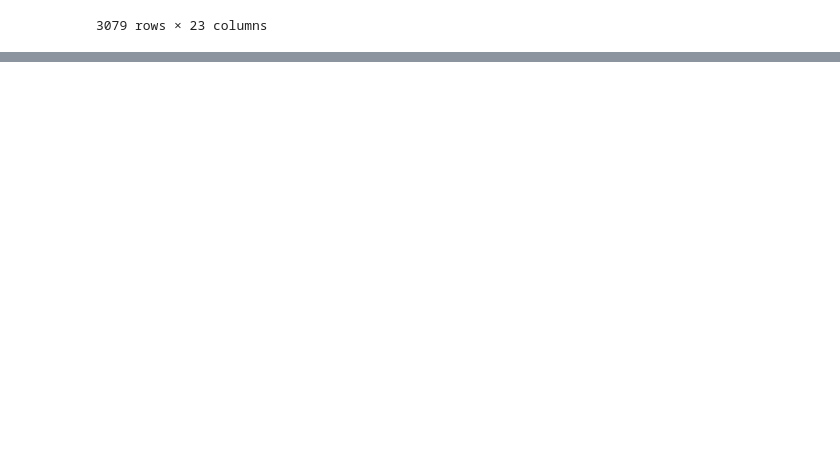
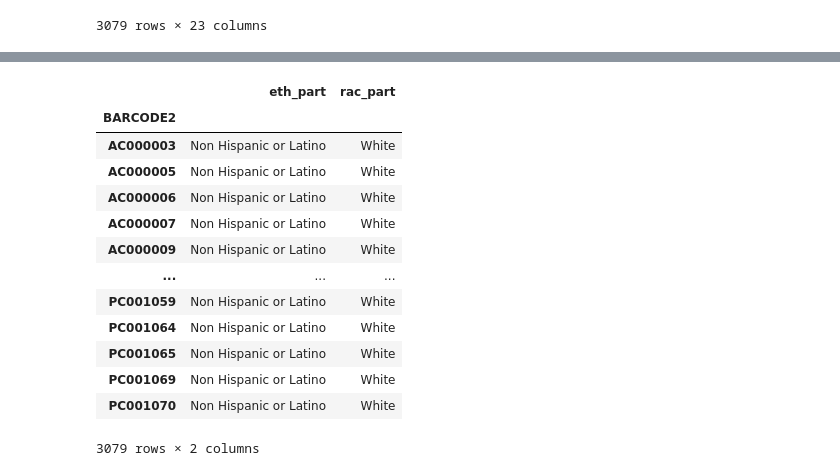
Before and after one commit to MGKane23/accelerate-cure, a Jupyter notebook: eth-profiling.ipynb, the cells around one changed output, grey strips where cells are left out. Drawn from its saved outputs; the diff is of its cells as text; code cells hidden in the pictures; blank space fills up the shorter version.

```diff
--- a/eth-profiling.ipynb
+++ b/eth-profiling.ipynb
@@ -21,0 +87,11 @@ eth_data
+# %%
+#neweth['eth_part'].replace(str(1.0),'American Indian or Alaska native')
+#neweth.replace(1.0, '')
+#neweth.replace(2.0, '')
+#neweth.replace(3.0, '')
+blah = {1.0: "American Indian or Alaska native", 2.0:"Middle Eastern", 3.0:"South Asian", 4.0:"Other Asian", 5.0:"Black or African American", 6.0:"Native Hawaiian or other Pacific Islander", 7.0:"White", 8.0:"Don't Know" }
+neweth.rac_part = neweth.rac_part.replace(blah)
+neweth
+blah2 = {1.0 : "Hispanic or Latino", 2.0 : "Non Hispanic or Latino", 3.0 : "Don't know" }
+neweth.eth_part = neweth.eth_part.replace(blah2)
+#neweth.loc[neweth.eth_part == '']
@@ -21,0 +109,5 @@ eth_data
+# %%
+neweth['eth_part'] = neweth['eth_part'].map({1.0: 'American Indian or Alaska native'})
+neweth.loc[neweth.eth_part == 'Middle Eastern']
+neweth['eth_part'] = neweth['eth_part'].map({2.0: 'Middle Eastern'})
+neweth.loc[neweth.eth_part == 'Middle Eastern']
@@ -21,0 +127,17 @@ eth_data
+# %%
+neweth
+# %% [output]
+|  | eth_part | rac_part |
+| BARCODE2 |  |  |
+| AC000003 | Non Hispanic or Latino | White |
+| AC000005 | Non Hispanic or Latino | White |
+| AC000006 | Non Hispanic or Latino | White |
+| AC000007 | Non Hispanic or Latino | White |
+| AC000009 | Non Hispanic or Latino | White |
+| ... | ... | ... |
+| PC001059 | Non Hispanic or Latino | White |
+| PC001064 | Non Hispanic or Latino | White |
+| PC001065 | Non Hispanic or Latino | White |
+| PC001069 | Non Hispanic or Latino | White |
+| PC001070 | Non Hispanic or Latino | White |
+3079 rows × 2 columns
```
Also changed, not shown: parts of 10 cells of this notebook, 2 other files.
